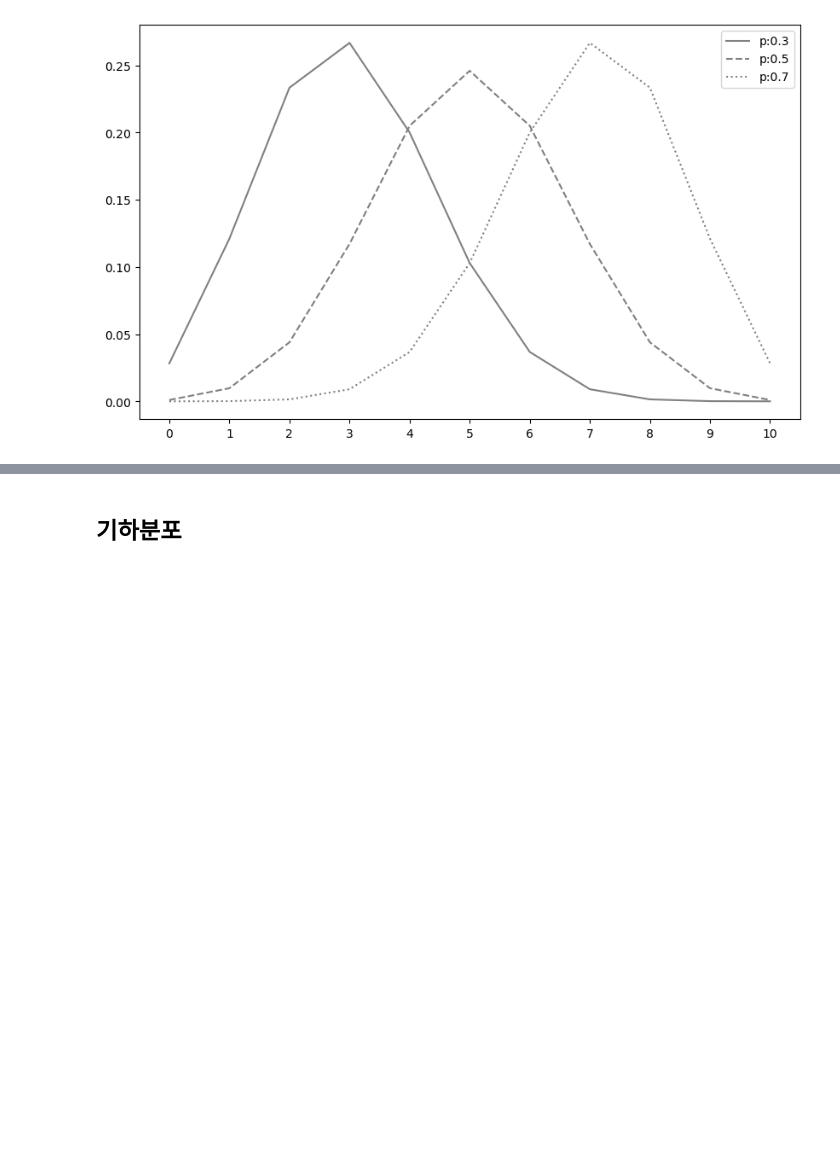
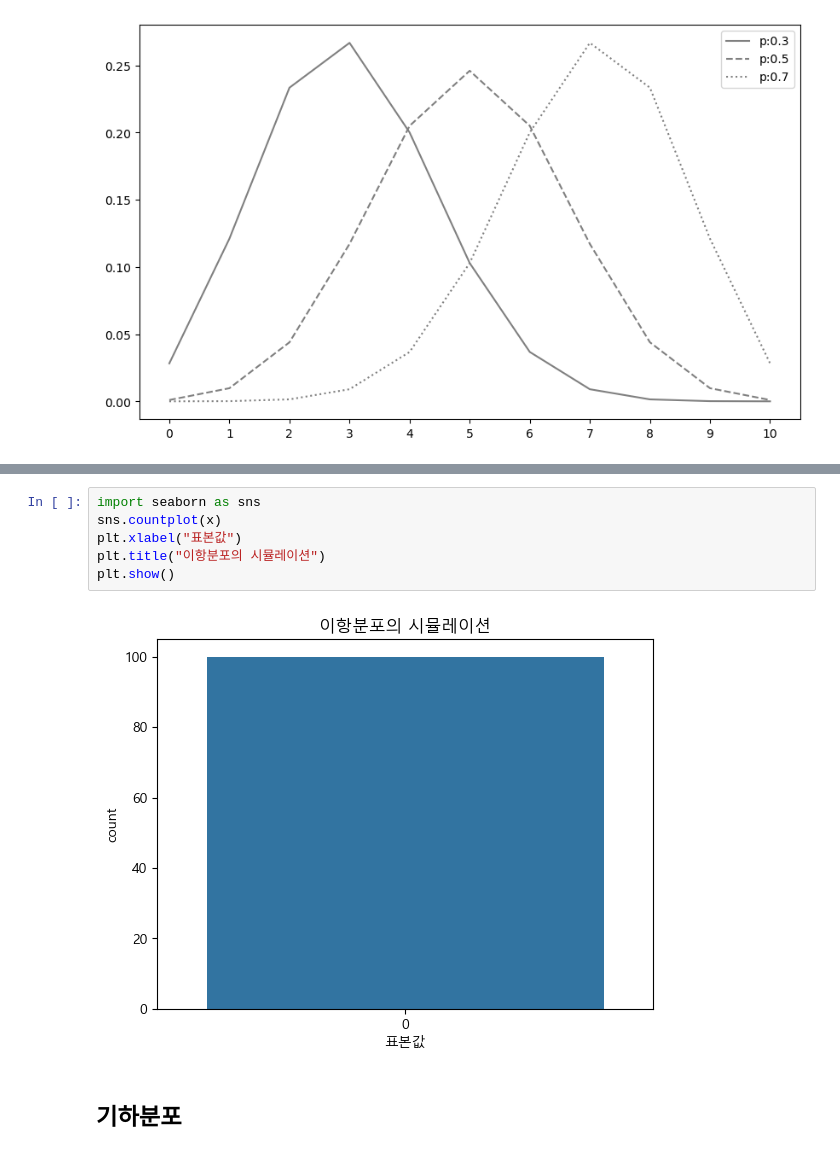
Before and after one commit to ktu0709/multicampus_bigdata_class, a Jupyter notebook: juypter_class/statistics/notebook/chap06.ipynb, the cells around one changed output, grey strips where cells are left out. Cells and saved outputs as stored; diff of their text form; blank space fills up the shorter version.

```diff
--- a/juypter_class/statistics/notebook/chap06.ipynb
+++ b/juypter_class/statistics/notebook/chap06.ipynb
@@ -147,3 +273,11 @@ plt.show()
+# %%
+import seaborn as sns
+sns.countplot(x)
+plt.xlabel("표본값")
+plt.title("이항분포의 시뮬레이션")
+plt.show()
+# %% [output]
+[figure, added]
 # %% [markdown]
 ## 기하분포
 # %%
```
Also changed, not shown: parts of 28 cells of this notebook, 8 other files.
